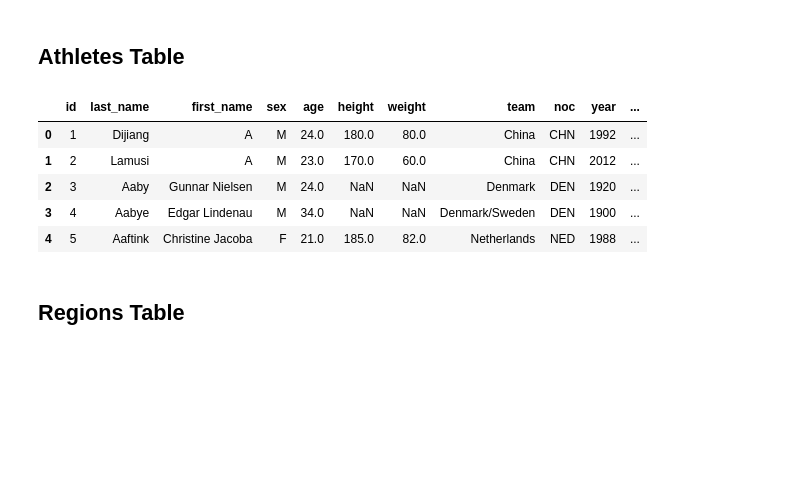
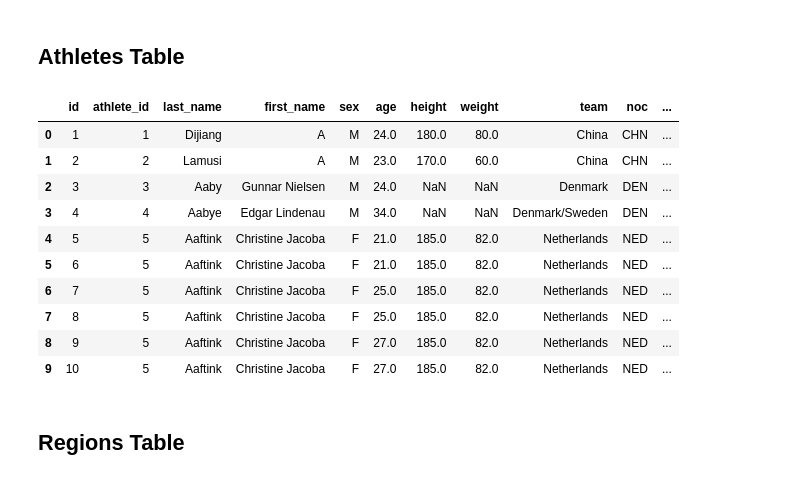
Before and after one commit to dpkeyes/Olympics-Soccer-Country-Analysis-ETLProject, a Jupyter notebook: olympic_data.ipynb, the cells around one changed output. Cells and saved outputs as stored; diff of their text form; code cells hidden in the pictures; blank space fills up the shorter version.

```diff
--- a/olympic_data.ipynb
+++ b/olympic_data.ipynb
@@ -92,16 +93,28 @@ athlete['last_name'] = last_name_list
 # %%
 athlete = athlete[['id', 'last_name', 'name', 'sex', 'age', 'height', 'weight', 'team', 'noc', 'year', 'season', 'city', 'sport', 'event', 'medal']]
 # %%
-athlete.rename(columns={'name':'first_name'}, inplace=True)
+# Rename some columns
+athlete.rename(columns={'name':'first_name', 'id': 'athlete_id'}, inplace=True)
+# %%
+# Add an id column for primary key
+athlete['id'] = [x + 1 for x in range(len(athlete['athlete_id']))]
+# %%
+# Reorder columns so 'id' column is first
+athlete = athlete[['id', 'athlete_id', 'last_name', 'first_name', 'sex', 'age', 'height', 'weight', 'team', 'noc', 'year', 'season', 'city', 'sport', 'event', 'medal']]
 # %%
-athlete.head()
+athlete.head(10)
 # %% [output]
-|  | id | last_name | first_name | sex | age | height | weight | team | noc | year | ... |
-| 0 | 1 | Dijiang | A | M | 24.0 | 180.0 | 80.0 | China | CHN | 1992 | ... |
-| 1 | 2 | Lamusi | A | M | 23.0 | 170.0 | 60.0 | China | CHN | 2012 | ... |
-| 2 | 3 | Aaby | Gunnar Nielsen | M | 24.0 | NaN | NaN | Denmark | DEN | 1920 | ... |
-| 3 | 4 | Aabye | Edgar Lindenau | M | 34.0 | NaN | NaN | Denmark/Sweden | DEN | 1900 | ... |
-| 4 | 5 | Aaftink | Christine Jacoba | F | 21.0 | 185.0 | 82.0 | Netherlands | NED | 1988 | ... |
+|  | id | athlete_id | last_name | first_name | sex | age | height | weight | team | noc | ... |
+| 0 | 1 | 1 | Dijiang | A | M | 24.0 | 180.0 | 80.0 | China | CHN | ... |
+| 1 | 2 | 2 | Lamusi | A | M | 23.0 | 170.0 | 60.0 | China | CHN | ... |
+| 2 | 3 | 3 | Aaby | Gunnar Nielsen | M | 24.0 | NaN | NaN | Denmark | DEN | ... |
+| 3 | 4 | 4 | Aabye | Edgar Lindenau | M | 34.0 | NaN | NaN | Denmark/Sweden | DEN | ... |
+| 4 | 5 | 5 | Aaftink | Christine Jacoba | F | 21.0 | 185.0 | 82.0 | Netherlands | NED | ... |
+| 5 | 6 | 5 | Aaftink | Christine Jacoba | F | 21.0 | 185.0 | 82.0 | Netherlands | NED | ... |
+| 6 | 7 | 5 | Aaftink | Christine Jacoba | F | 25.0 | 185.0 | 82.0 | Netherlands | NED | ... |
+| 7 | 8 | 5 | Aaftink | Christine Jacoba | F | 25.0 | 185.0 | 82.0 | Netherlands | NED | ... |
+| 8 | 9 | 5 | Aaftink | Christine Jacoba | F | 27.0 | 185.0 | 82.0 | Netherlands | NED | ... |
+| 9 | 10 | 5 | Aaftink | Christine Jacoba | F | 27.0 | 185.0 | 82.0 | Netherlands | NED | ... |
 # %% [markdown]
 ## Regions Table
 # %%
```
Also changed, not shown: parts of 18 cells of this notebook.
